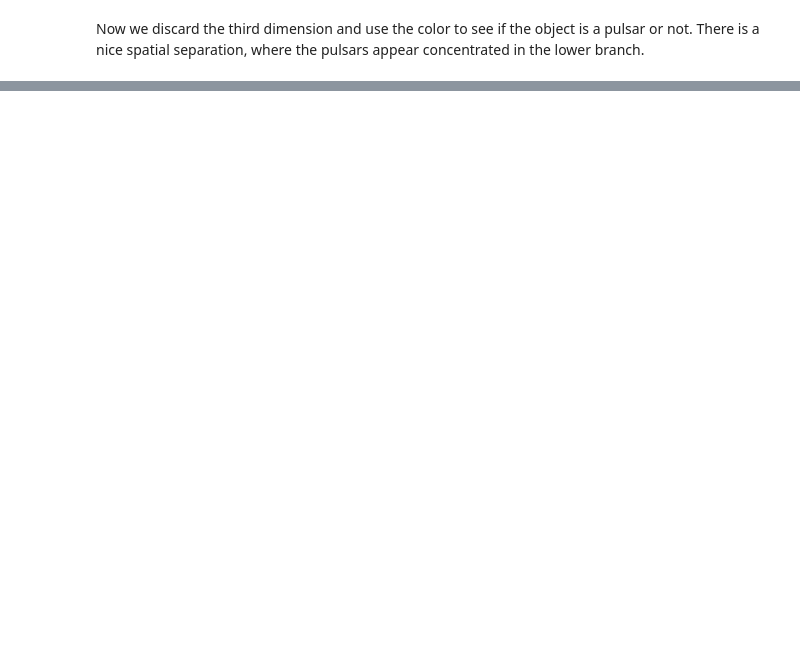
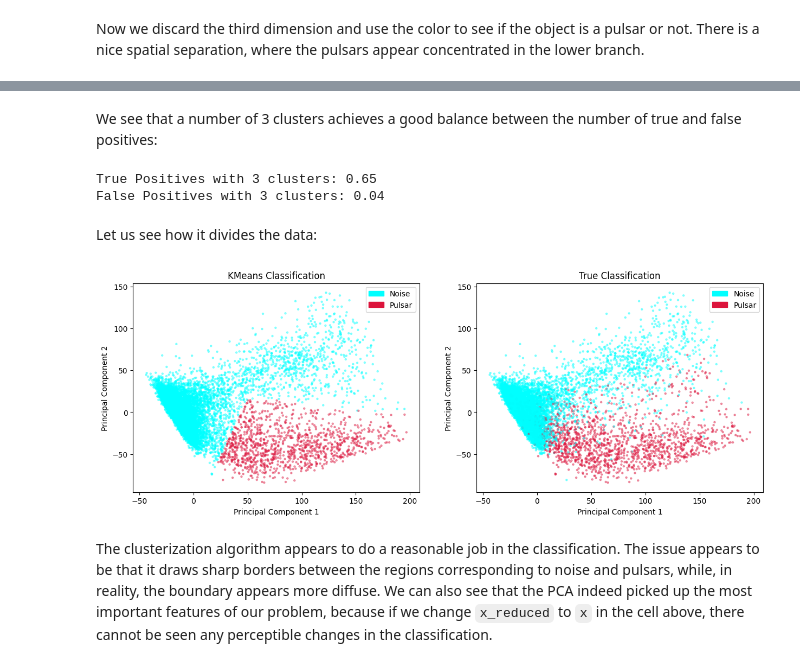
Before and after one commit to marcsgil/MLPhysics, a Jupyter notebook: 1 - Clustering Application/main.ipynb, the cells around one changed output, grey strips where cells are left out. Drawn from its saved outputs; the diff is of its cells as text; code cells hidden in the pictures; blank space fills up the shorter version.

```diff
--- a/1 - Clustering Application/main.ipynb
+++ b/1 - Clustering Application/main.ipynb
@@ -70,30 +103,15 @@ def _true_positives(y1,y2):
     else:
         return 0
 
-true_positives = np.vectorize(_true_positives)
-
-def _false_positives(y1,y2):
-    if y1 == 0 and y2 == 1:
-        return 1
-    else:
-        return 0
-
-false_positives = np.vectorize(_false_positives)
-
-def _make_binary(y,cluster):
-    if y == cluster:
-        return 1
-    else:
-        return 0
-
-make_binary = np.vectorize(_make_binary)
+def true_positives(y1,y2):
+    return np.vectorize(_true_positives)(y1,y2).sum()
 
 def format(y,y_kmeans,n_clusters):
     corrects = np.zeros(n_clusters)
 
     for cluster in range(n_clusters):
         fy_kmeans = make_binary(y_kmeans,cluster)
-        corrects[cluster] = true_positives(y,fy_kmeans).sum()
+        corrects[cluster] = true_positives(y,fy_kmeans)
 
     cluster = np.argmax(corrects,axis=0)
     return make_binary(y_kmeans,cluster)
@@ -108,0 +158,34 @@ false_positives(y,fy_kmeans).sum() / sum(y == 1)
+# %% [markdown]
+We see that a number of 3 clusters achieves a good balance between the number of true and false positives:
+# %%
+print("True Positives with 3 clusters: %1.2f" % tps[1])
+print("False Positives with 3 clusters: %1.2f" % fps[1])
+# %% [output]
+True Positives with 3 clusters: 0.65
+False Positives with 3 clusters: 0.04
+# %% [markdown]
+Let us see how it divides the data:
+# %%
+kmeans = KMeans(3, n_init=10)
+y_kmeans = kmeans.fit_predict(reduced_x)
+fy_kmeans = format(y,y_kmeans,3)
+
+fig = plt.figure(figsize=(15,5))
+ax1, ax2 = fig.subplots(1, 2)
+
+sc1 = ax1.scatter(reduced_x[:,0],reduced_x[:,1],c=fy_kmeans,s=5,alpha=0.4,cmap=cmap)
+ax1.set_xlabel('Principal Component 1')
+ax1.set_ylabel('Principal Component 2')
+ax1.set_title("KMeans Classification")
+
+sc2 = ax2.scatter(reduced_x[:,0],reduced_x[:,1],c=y,s=5,alpha=0.4,cmap=cmap)
+ax2.set_xlabel('Principal Component 1')
+ax2.set_ylabel('Principal Component 2')
+ax2.set_title("True Classification")
+
+ax1.legend(handles=legend_handles)
+ax2.legend(handles=legend_handles);
+# %% [output]
+[figure, added]
+# %% [markdown]
+The clusterization algorithm appears to do a reasonable job in the classification. The issue appears to be that it draws sharp borders between the regions corresponding to noise and pulsars, while, in reality, the boundary appears more diffuse. We can also see that the PCA indeed picked up the most important features of our problem, because if we change `x_reduced` to `x` in the cell above, there cannot be seen any perceptible changes in the classification.
```
Also changed, not shown: parts of 21 cells of this notebook.
